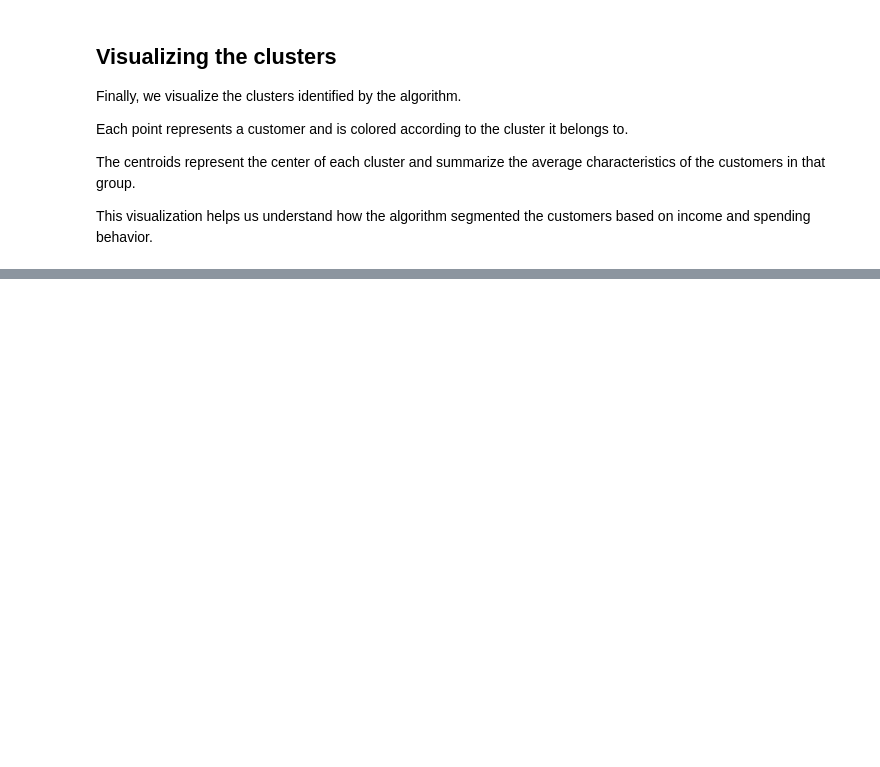
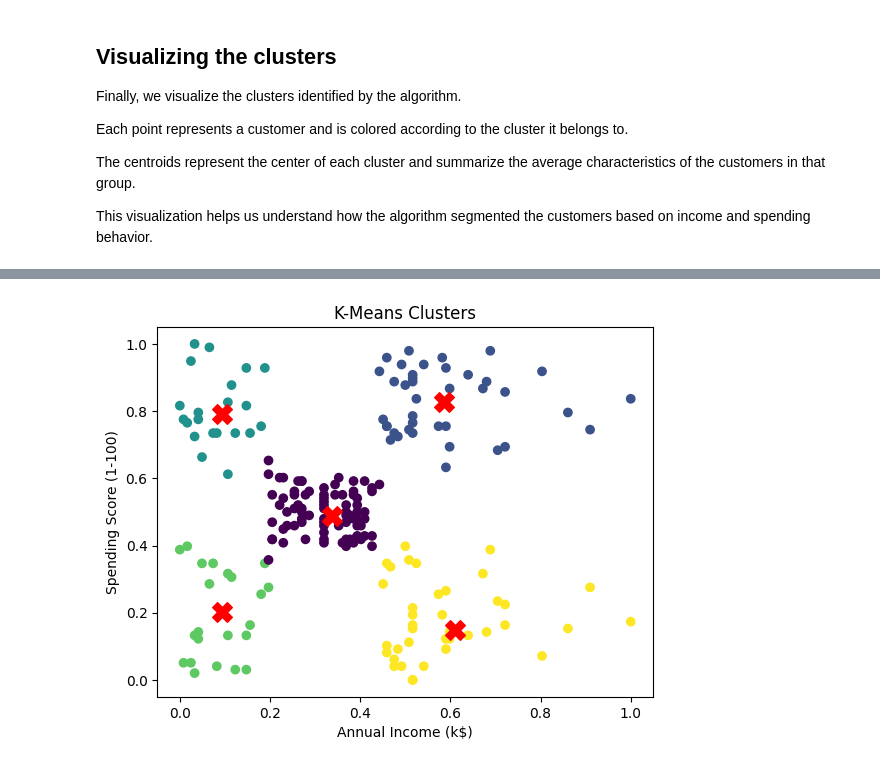
Before and after one commit to arturcatao/kmeans-from-scratch, a Jupyter notebook: notebooks/exploratory_data_analysis.ipynb, the cells around one changed output, grey strips where cells are left out. Saved outputs shown, nothing was run; the diff lists cells and outputs as text; code cells hidden in the pictures; blank space fills up the shorter version.

```diff
--- a/notebooks/exploratory_data_analysis.ipynb
+++ b/notebooks/exploratory_data_analysis.ipynb
@@ -194,0 +199,11 @@ plt.show()
+# %%
+plt.scatter(X_norm[:, 0], X_norm[:, 1], c=model.clusters, cmap='viridis')
+plt.scatter(normalized_model.centroids[:, 0], normalized_model.centroids[:, 1], c='red', marker='X', s=200)
+plt.xlabel("Annual Income (k$)")
+plt.ylabel("Spending Score (1-100)")
+plt.title("K-Means Clusters")
+
+plt.savefig("../static/K-means Clusters Normalized", dpi=150)
+plt.show()
+# %% [output]
+[figure, added]
```
Also changed, not shown: parts of 4 cells of this notebook, 2 other files.
